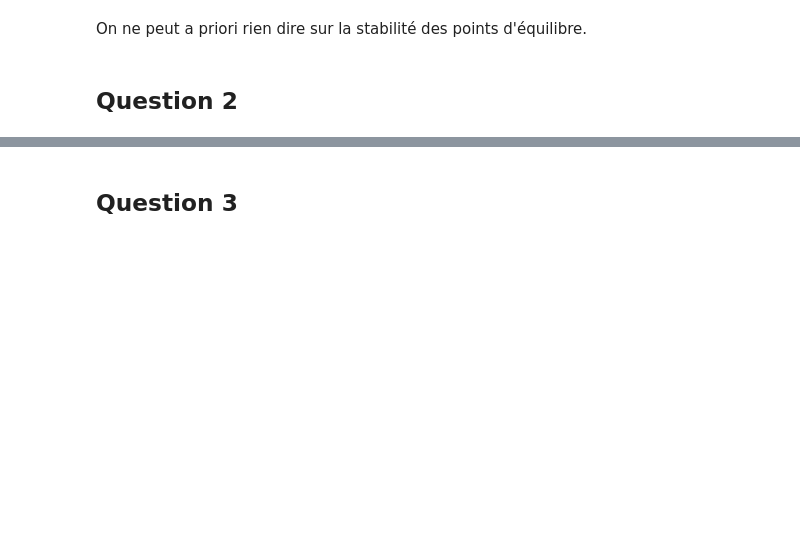
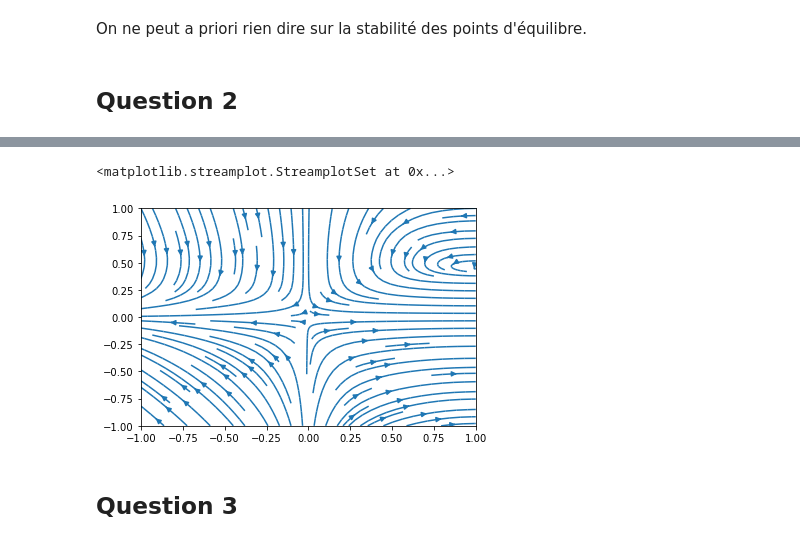
Before and after one commit to PaulineVehrle/Projet-numerique, a Jupyter notebook: Projet numérique 2.ipynb, the cells around one changed output, grey strips where cells are left out. Drawn from its saved outputs; the diff is of its cells as text; code cells hidden in the pictures; blank space fills up the shorter version.

```diff
--- a/Projet numérique 2.ipynb
+++ b/Projet numérique 2.ipynb
@@ -74,3 +95,8 @@ On ne peut a priori rien dire sur la stabilité des points d'équilibre.
+# %%
+plt.streamplot(X1,X2,x,y)
+# %% [output]
+<matplotlib.streamplot.StreamplotSet at 0x...>
+[figure, added]
 # %% [markdown]
 ## Question 3
 # %% [markdown]
```
Also changed, not shown: parts of 21 cells of this notebook.
